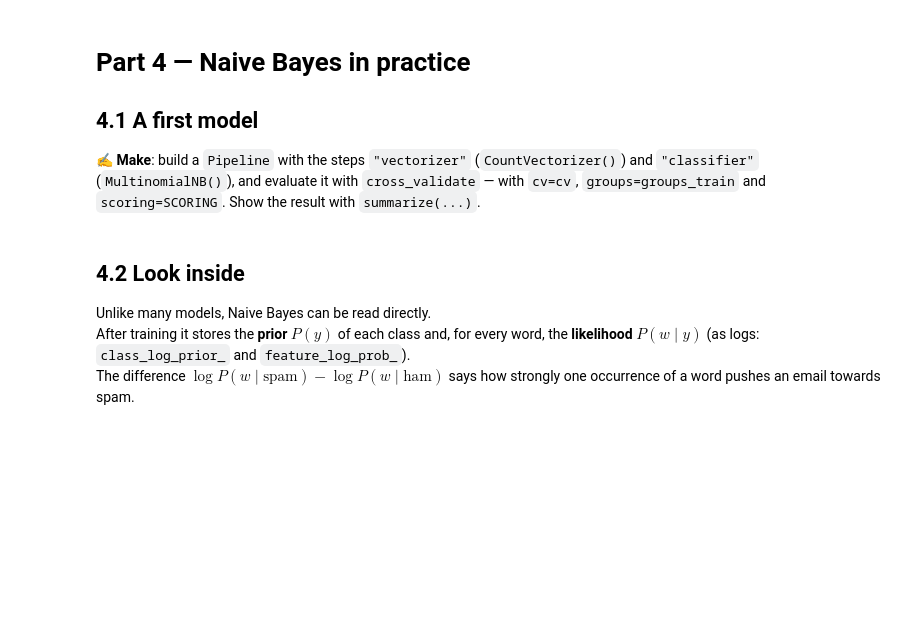
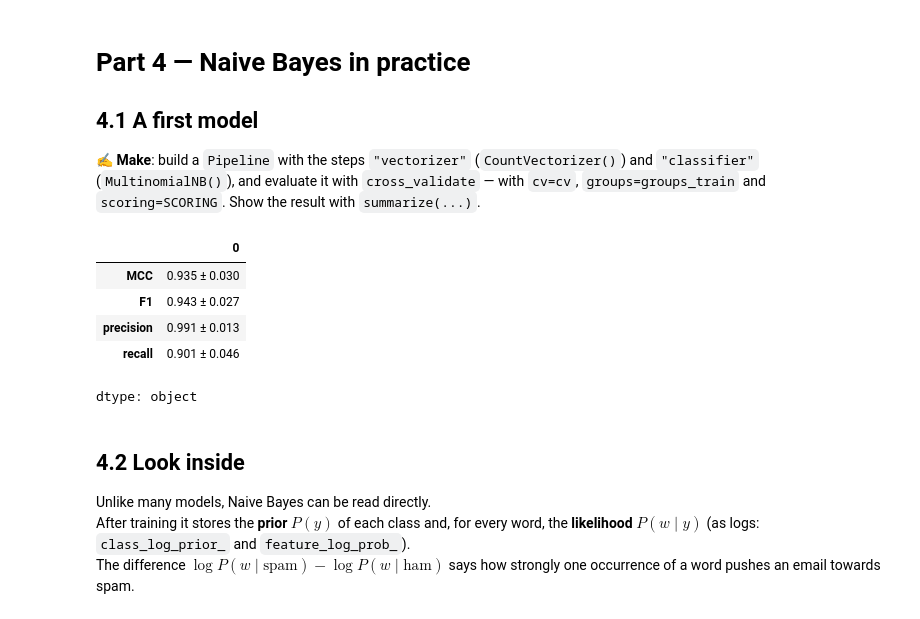
Before and after one commit to safcleo12/Machine-Learning, a Jupyter notebook: 03_Probabilistic_Modeling_Naive_Bayes_2026_final.ipynb, the cells around one changed output. Saved outputs shown, nothing was run; the diff lists cells and outputs as text; code cells hidden in the pictures; blank space fills up the shorter version.

```diff
--- a/03_Probabilistic_Modeling_Naive_Bayes_2026_final.ipynb
+++ b/03_Probabilistic_Modeling_Naive_Bayes_2026_final.ipynb
@@ -232,9 +290,16 @@ describe_features(...)
 ✍️ **Make**: build a `Pipeline` with the steps `"vectorizer"` (`CountVectorizer()`) and `"classifier"` (`MultinomialNB()`), and evaluate it with `cross_validate` — with `cv=cv`, `groups=groups_train` and `scoring=SCORING`. Show the result with `summarize(...)`.
 # %%
 ### ✍️ YOUR TURN HERE
-baseline = ...
-baseline_cv = ...
+baseline = Pipeline([("vectorizer", CountVectorizer()),("classifier", MultinomialNB())])
+baseline_cv = cross_validate(baseline, X_train, y_train, cv=cv, groups=groups_train, scoring=SCORING)
 summarize(baseline_cv)
+# %% [output]
+|  | 0 |
+| MCC | 0.935 ± 0.030 |
+| F1 | 0.943 ± 0.027 |
+| precision | 0.991 ± 0.013 |
+| recall | 0.901 ± 0.046 |
+dtype: object
 # %% [markdown]
 ## 4.2 Look inside
 
```
Also changed, not shown: parts of 21 cells of this notebook.
